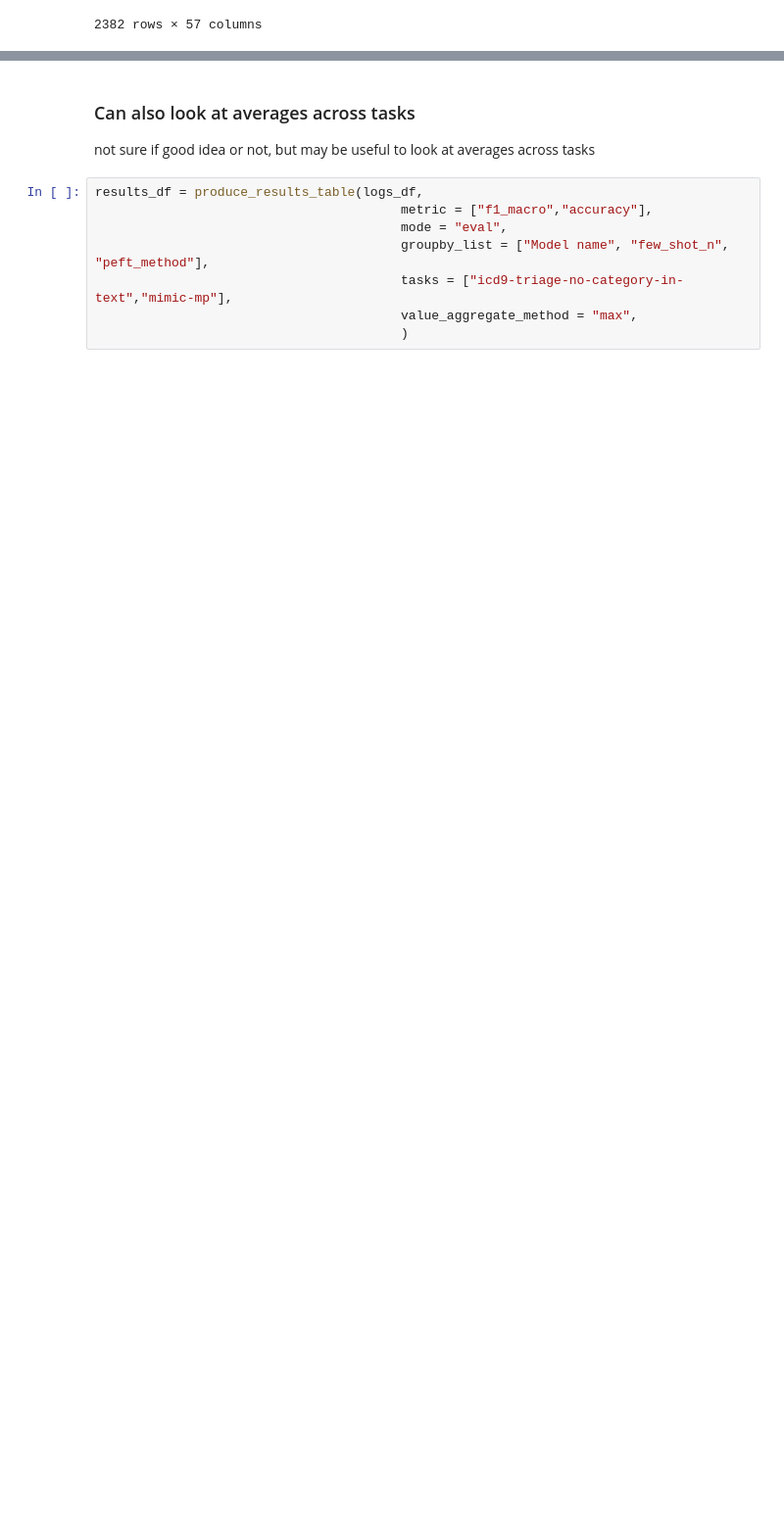
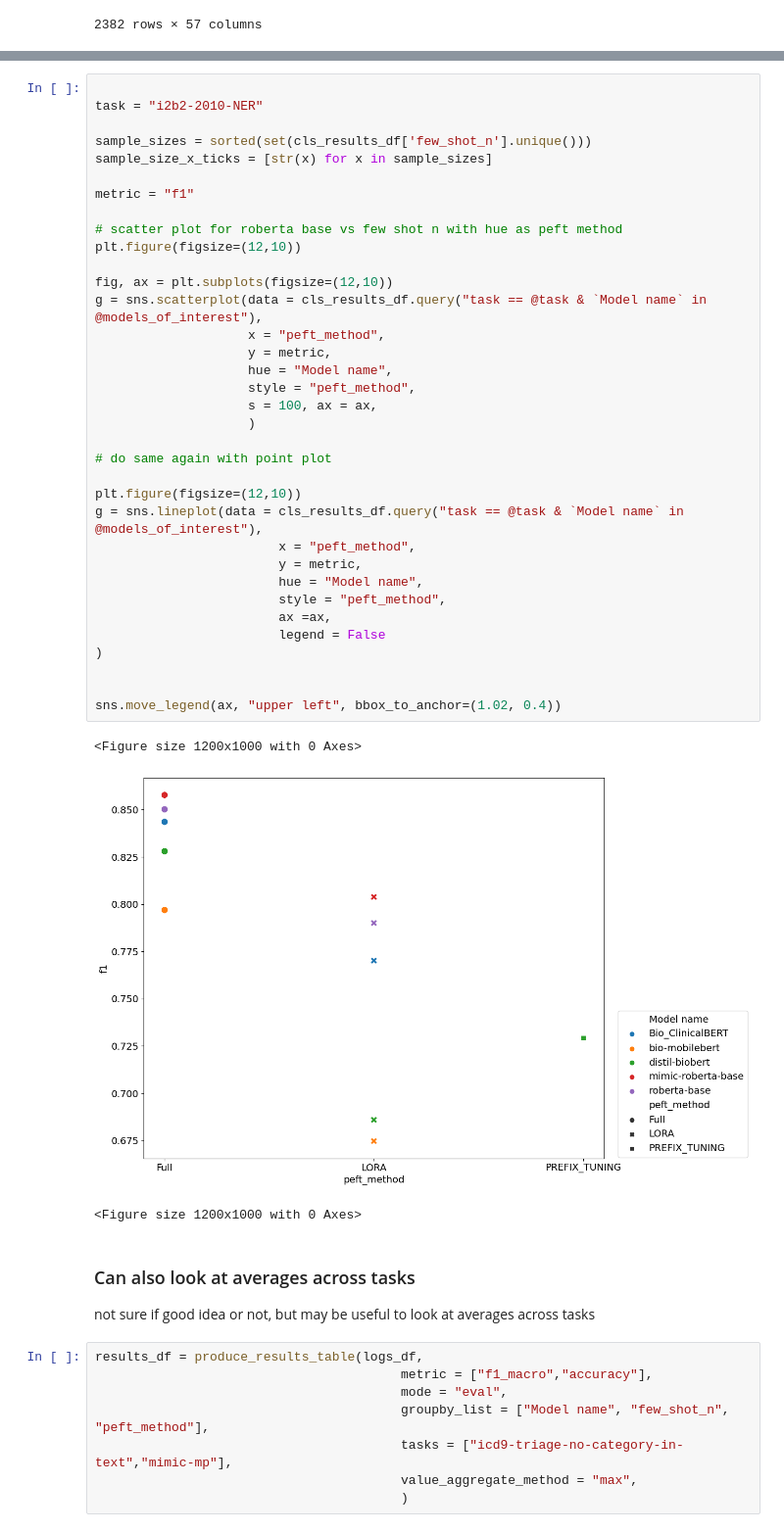
Before and after one commit to nlpie-research/efficient-ml, a Jupyter notebook: notebooks/load_tb_files.ipynb, the cells around one changed output, grey strips where cells are left out. Shown at 98% size. Drawn from its saved outputs; the diff is of its cells as text; blank space fills up the shorter version.

```diff
--- a/notebooks/load_tb_files.ipynb
+++ b/notebooks/load_tb_files.ipynb
@@ -452,3 +523,42 @@ ax.axhline(y=results_df.query("`Model name` == 'roberta-base' & task == @task &
+# %%
+
+task = "i2b2-2010-NER"
+
+sample_sizes = sorted(set(cls_results_df['few_shot_n'].unique()))
+sample_size_x_ticks = [str(x) for x in sample_sizes]
+
+metric = "f1"
+
+# scatter plot for roberta base vs few shot n with hue as peft method
+plt.figure(figsize=(12,10))
+
+fig, ax = plt.subplots(figsize=(12,10))
+g = sns.scatterplot(data = cls_results_df.query("task == @task & `Model name` in @models_of_interest"),
+                    x = "peft_method",
+                    y = metric,
+                    hue = "Model name",
+                    style = "peft_method",
+                    s = 100, ax = ax,
+                    )
+
+# do same again with point plot
+
+plt.figure(figsize=(12,10))
+g = sns.lineplot(data = cls_results_df.query("task == @task & `Model name` in @models_of_interest"),
+                        x = "peft_method",
+                        y = metric,
+                        hue = "Model name",
+                        style = "peft_method",
+                        ax =ax,
+                        legend = False
+)
+
+
+sns.move_legend(ax, "upper left", bbox_to_anchor=(1.02, 0.4))
+# %% [output]
+<Figure size 1200x1000 with 0 Axes>
+[figure, added]
+<Figure size 1200x1000 with 0 Axes>
 # %% [markdown]
 ### Can also look at averages across tasks
 
```
Also changed, not shown: parts of 25 cells of this notebook, 12 other files.
